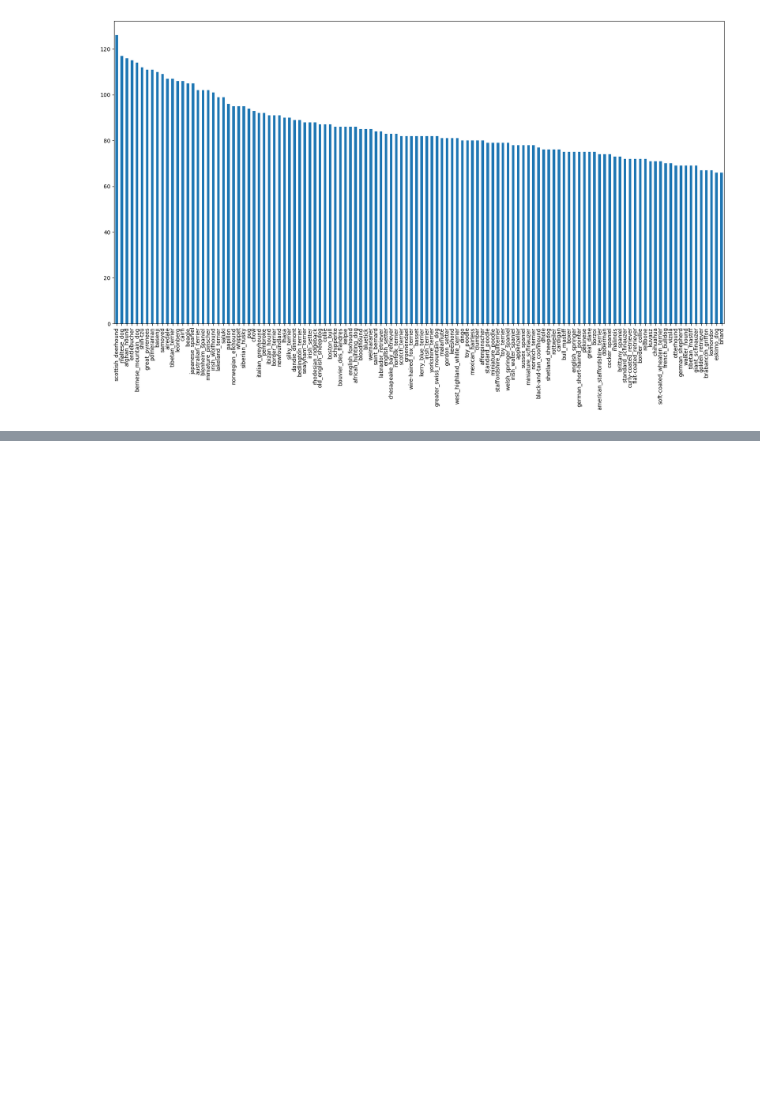
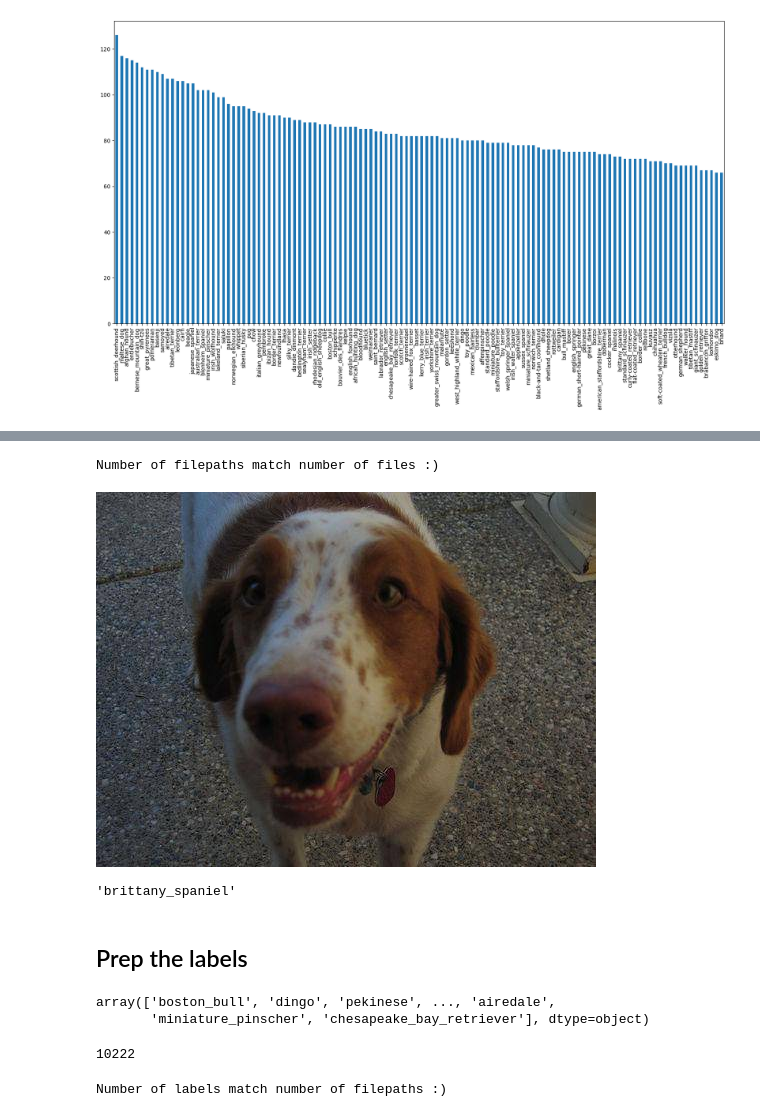
Before and after one commit to r3m3dial-g3nius/dog-breed-classification, a Jupyter notebook: dog_breed_classifier.ipynb, the cells around one changed output, grey strips where cells are left out. Cells and saved outputs as stored; diff of their text form; code cells hidden in the pictures; blank space fills up the shorter version.

```diff
--- a/dog_breed_classifier.ipynb
+++ b/dog_breed_classifier.ipynb
@@ -73,0 +97,6 @@ labels_csv.breed.value_counts().plot.bar(figsize=(20,10))
+# %%
+# Create pathnames from image IDs
+filepaths = ["drive/My Drive/Colab Notebooks/dog-breed-classifier/train/" + fname + ".jpg" for fname in labels_csv.id]
+
+# Check first 10
+filepaths[:10]
@@ -73,0 +114,43 @@ labels_csv.breed.value_counts().plot.bar(figsize=(20,10))
+# %%
+# Verify length of filepaths to original data source
+import os
+
+if len(os.listdir("drive/My Drive/Colab Notebooks/dog-breed-classifier/train/")) == len(filepaths):
+  print("Number of filepaths match number of files :)")
+else:
+  print("CAUTION - Number of filepaths do not match number of files! Check target directory.")
+# %% [output]
+Number of filepaths match number of files :)
+# %%
+# Check filepaths shortcut
+Image(filepaths[77])
+# %% [output]
+[figure, added]
+# %%
+labels_csv.breed[77]
+# %% [output]
+'brittany_spaniel'
+# %% [markdown]
+## Prep the labels
+# %%
+import numpy as np
+
+labels = labels_csv.breed
+labels = np.array(labels)
+labels
+# %% [output]
+array(['boston_bull', 'dingo', 'pekinese', ..., 'airedale',
+       'miniature_pinscher', 'chesapeake_bay_retriever'], dtype=object)
+# %%
+len(labels)
+# %% [output]
+10222
+# %%
+# Verify length of labels to length of filepaths
+
+if len(labels) == len(filepaths):
+  print("Number of labels match number of filepaths :)")
+else:
+  print("CAUTION - Number of labels do not match number of filepaths! Check data directories.")
+# %% [output]
+Number of labels match number of filepaths :)
```
Also changed, not shown: parts of 15 cells of this notebook.
